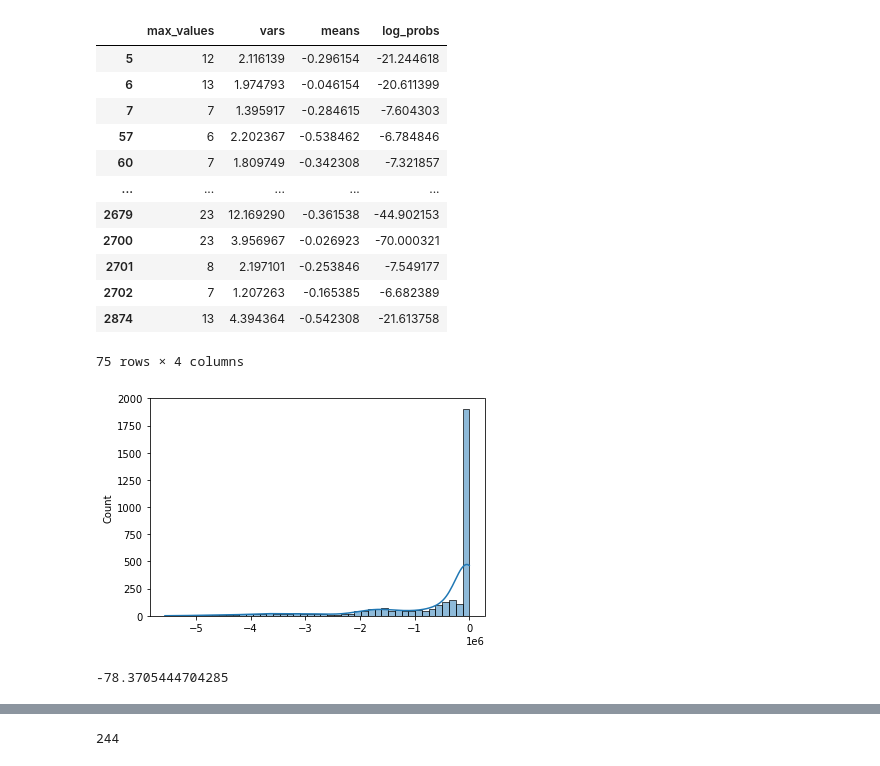
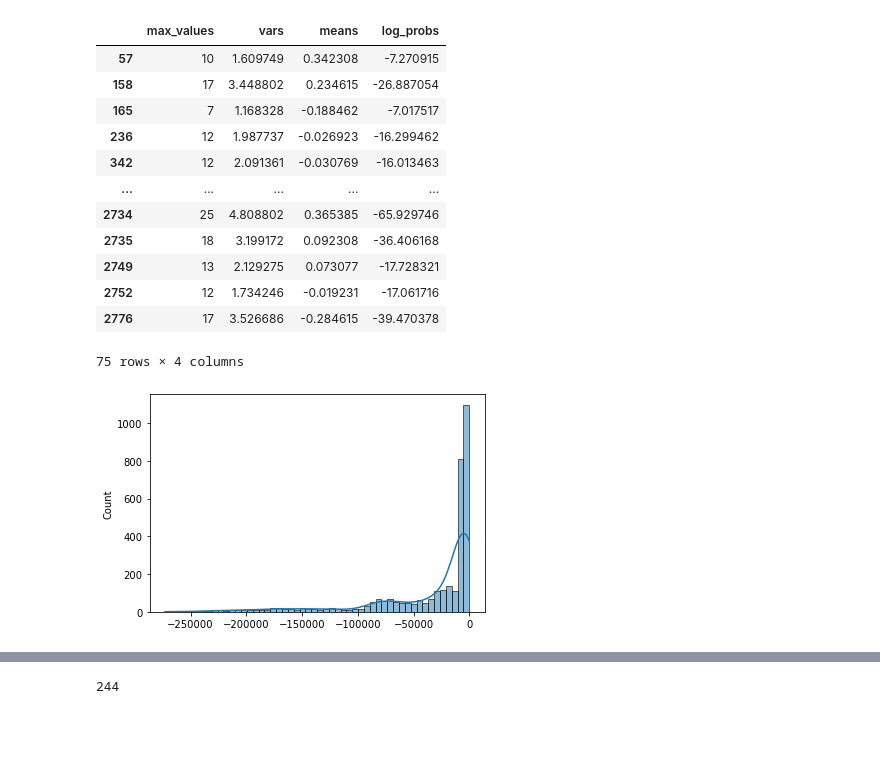
Before and after one commit to mmenzyns/ai-palm-rejection, a Jupyter notebook: data_processing/find_nontouches.ipynb, the cells around one changed output, grey strips where cells are left out. Saved outputs shown, nothing was run; the diff lists cells and outputs as text; code cells hidden in the pictures; blank space fills up the shorter version.

```diff
--- a/data_processing/find_nontouches.ipynb
+++ b/data_processing/find_nontouches.ipynb
@@ -17,14 +17,11 @@ from sklearn.mixture import BayesianGaussianMixture
 
 from PIL import Image
 # %%
-legal = np.array(TouchpadData('../touchpad_capture/real_data/legal').data)
-illegal = np.array(TouchpadData('../touchpad_capture/real_data/illegal').data)
-nontouches = np.array(TouchpadData('../touchpad_capture/real_data/nontouches').data)
-
-
+legal = TouchpadData('../touchpad_capture/real_data/legal')
+illegal = TouchpadData('../touchpad_capture/real_data/illegal')
 
 touches = np.concatenate((legal.data, illegal.data))
 touches = np.clip(touches, a_min=-10, a_max=245)
 
-
+nontouches = np.array(TouchpadData('../touchpad_capture/real_data/nontouches').data)
 nontouches = np.clip(nontouches, a_min=-10, a_max=245)
@@ -62,43 +83,39 @@ log_probs = pd.Series(bgm.score_samples(touch_data))
 
 touch_data['log_probs'] = log_probs
 # %%
-sns.histplot(log_probs, kde=True)
+sns.histplot(log_probs_nontouch, kde=True)
 #everything above 82.75 can be easily discarded, maybe 82.5 to be sure.
 start = np.percentile(log_probs, 82.75
 )
 end = np.percentile(log_probs, 85
 )
 
 
 results = touch_data.loc[(touch_data.log_probs > start) & (touch_data.log_probs < end)]
 
 
 for i in results.index:
     plt.imsave('out/{}.png'.format(i), np.asarray(touches[i], int), cmap='gist_heat', vmin=-10, vmax=245)
 
 for i in results.index:
     plt.imsave('out/{}.png'.format(i), np.asarray(touches[i], int), cmap='gist_heat', vmin=-10, vmax=245)
 
 results
 # %% [output]
 |  | max_values | vars | means | log_probs |
-| 5 | 12 | 2.116139 | -0.296154 | -21.244618 |
-| 6 | 13 | 1.974793 | -0.046154 | -20.611399 |
-| 7 | 7 | 1.395917 | -0.284615 | -7.604303 |
-| 57 | 6 | 2.202367 | -0.538462 | -6.784846 |
-| 60 | 7 | 1.809749 | -0.342308 | -7.321857 |
+| 57 | 10 | 1.609749 | 0.342308 | -7.270915 |
+| 158 | 17 | 3.448802 | 0.234615 | -26.887054 |
+| 165 | 7 | 1.168328 | -0.188462 | -7.017517 |
+| 236 | 12 | 1.987737 | -0.026923 | -16.299462 |
+| 342 | 12 | 2.091361 | -0.030769 | -16.013463 |
 | ... | ... | ... | ... | ... |
-| 2679 | 23 | 12.169290 | -0.361538 | -44.902153 |
-| 2700 | 23 | 3.956967 | -0.026923 | -70.000321 |
-| 2701 | 8 | 2.197101 | -0.253846 | -7.549177 |
-| 2702 | 7 | 1.207263 | -0.165385 | -6.682389 |
-| 2874 | 13 | 4.394364 | -0.542308 | -21.613758 |
+| 2734 | 25 | 4.808802 | 0.365385 | -65.929746 |
+| 2735 | 18 | 3.199172 | 0.092308 | -36.406168 |
+| 2749 | 13 | 2.129275 | 0.073077 | -17.728321 |
+| 2752 | 12 | 1.734246 | -0.019231 | -17.061716 |
+| 2776 | 17 | 3.526686 | -0.284615 | -39.470378 |
 75 rows × 4 columns
-[figure, old version]
+[figure, new version]
-# %%
-np.percentile(log_probs, 82.75)
-# %% [output]
--78.3705444704285
 # %%
 i=536
 plt.imsave('out/{}.png'.format(i), touches[i], cmap='gist_heat')
```
Also changed, not shown: parts of 10 cells of this notebook, 6 other files.
